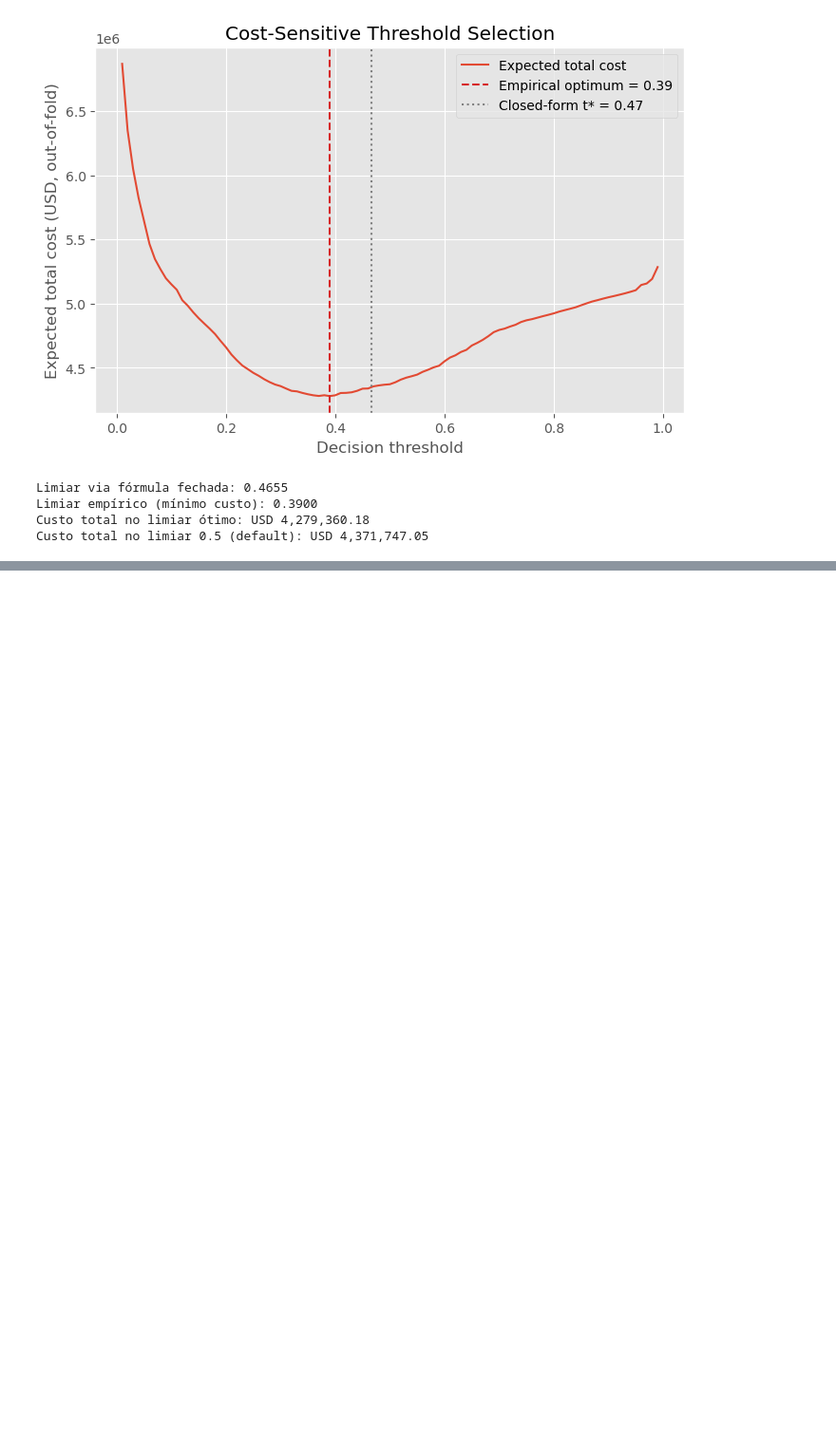
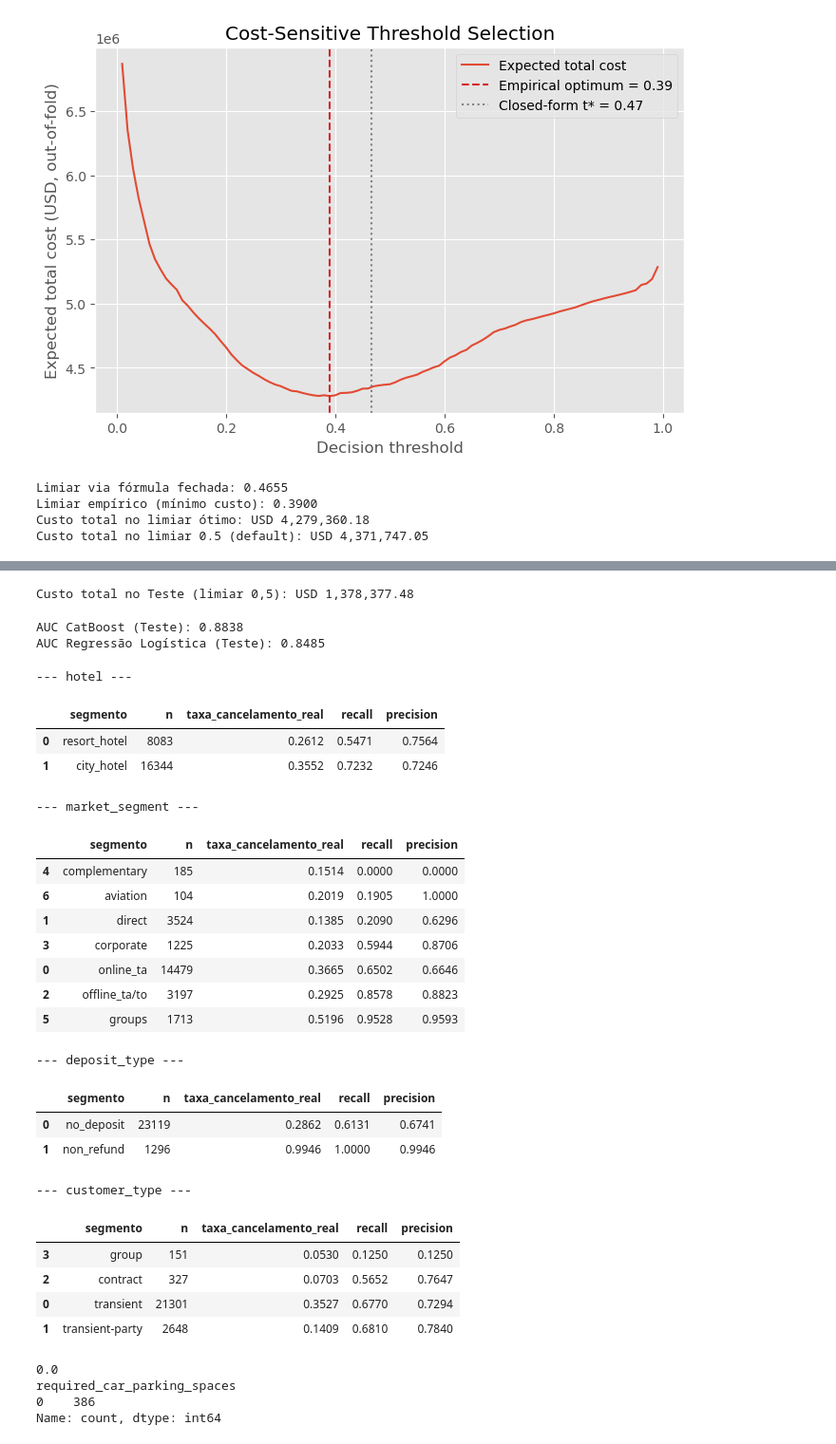
Before and after one commit to bruno-lima98/portfolio-hotel-cancellation-prediction, a Jupyter notebook: main.ipynb, the cells around one changed output, grey strips where cells are left out. Shown at 95% size. Saved outputs shown, nothing was run; the diff lists cells and outputs as text; code cells hidden in the pictures; blank space fills up the shorter version.

```diff
--- a/main.ipynb
+++ b/main.ipynb
@@ -2007,0 +2089,80 @@ Custo total no limiar 0.5 (default): USD 4,371,747.05
+# %%
+test_preds_05 = (test_probs >= 0.5).astype(int)
+vn05, fp05, fn05, vp05 = confusion_matrix(y_test, test_preds_05).ravel()
+custo_total_test_05 = fp05 * custo_fp + fn05 * custo_fn + vp05 * custo_vp + vn05 * custo_vn
+print(f"Custo total no Teste (limiar 0,5): USD {custo_total_test_05:,.2f}")
+# %% [output]
+Custo total no Teste (limiar 0,5): USD 1,378,377.48
+# %%
+pipeline_logreg_final = copy.deepcopy(pipeline_logreg)
+pipeline_logreg_final.fit(X_train, y_train)
+
+logreg_test_probs = pipeline_logreg_final.predict_proba(X_test)[:, 1]
+logreg_test_auc = roc_auc_score(y_test, logreg_test_probs)
+
+print(f"AUC CatBoost (Teste): {test_auc:.4f}")
+print(f"AUC Regressão Logística (Teste): {logreg_test_auc:.4f}")
+# %% [output]
+AUC CatBoost (Teste): 0.8838
+AUC Regressão Logística (Teste): 0.8485
+# %%
+def analise_por_segmento(df_segmento, y_true, y_pred, nome_coluna):
+    y_pred_series = pd.Series(y_pred, index=y_true.index)
+    resultados = []
+    for valor in df_segmento[nome_coluna].unique():
+        mask = df_segmento[nome_coluna] == valor
+        if mask.sum() < 30:
+            continue
+        y_true_seg = y_true[mask]
+        y_pred_seg = y_pred_series[mask]
+        if y_true_seg.nunique() < 2:
+            continue
+        resultados.append({
+            "segmento": valor,
+            "n": int(mask.sum()),
+            "taxa_cancelamento_real": round(y_true_seg.mean(), 4),
+            "recall": round(recall_score(y_true_seg, y_pred_seg), 4),
+            "precision": round(precision_score(y_true_seg, y_pred_seg, zero_division=0), 4),
+        })
+    return pd.DataFrame(resultados).sort_values("recall")
+
+for col in ["hotel", "market_segment", "deposit_type", "customer_type"]:
+    print(f"--- {col} ---")
+    display(analise_por_segmento(X_test, y_test, test_preds, col))
+# %% [output]
+--- hotel ---
+|  | segmento | n | taxa_cancelamento_real | recall | precision |
+| 0 | resort_hotel | 8083 | 0.2612 | 0.5471 | 0.7564 |
+| 1 | city_hotel | 16344 | 0.3552 | 0.7232 | 0.7246 |
+--- market_segment ---
+|  | segmento | n | taxa_cancelamento_real | recall | precision |
+| 4 | complementary | 185 | 0.1514 | 0.0000 | 0.0000 |
+| 6 | aviation | 104 | 0.2019 | 0.1905 | 1.0000 |
+| 1 | direct | 3524 | 0.1385 | 0.2090 | 0.6296 |
+| 3 | corporate | 1225 | 0.2033 | 0.5944 | 0.8706 |
+| 0 | online_ta | 14479 | 0.3665 | 0.6502 | 0.6646 |
+| 2 | offline_ta/to | 3197 | 0.2925 | 0.8578 | 0.8823 |
+| 5 | groups | 1713 | 0.5196 | 0.9528 | 0.9593 |
+--- deposit_type ---
+|  | segmento | n | taxa_cancelamento_real | recall | precision |
+| 0 | no_deposit | 23119 | 0.2862 | 0.6131 | 0.6741 |
+| 1 | non_refund | 1296 | 0.9946 | 1.0000 | 0.9946 |
+--- customer_type ---
+|  | segmento | n | taxa_cancelamento_real | recall | precision |
+| 3 | group | 151 | 0.0530 | 0.1250 | 0.1250 |
+| 2 | contract | 327 | 0.0703 | 0.5652 | 0.7647 |
+| 0 | transient | 21301 | 0.3527 | 0.6770 | 0.7294 |
+| 1 | transient-party | 2648 | 0.1409 | 0.6810 | 0.7840 |
+# %%
+mask_direct = X_test["market_segment"] == "direct"
+y_true_direct = y_test[mask_direct]
+y_pred_direct = pd.Series(test_preds, index=y_test.index)[mask_direct]
+
+falsos_negativos_direct = (y_true_direct == 1) & (y_pred_direct == 0)
+print(X_test.loc[mask_direct][falsos_negativos_direct]["required_car_parking_spaces"].gt(0).mean())
+print(X_test.loc[mask_direct][falsos_negativos_direct]["required_car_parking_spaces"].value_counts())
+# %% [output]
+0.0
+required_car_parking_spaces
+0    386
+Name: count, dtype: int64
```
Also changed, not shown: parts of 9 cells of this notebook.
